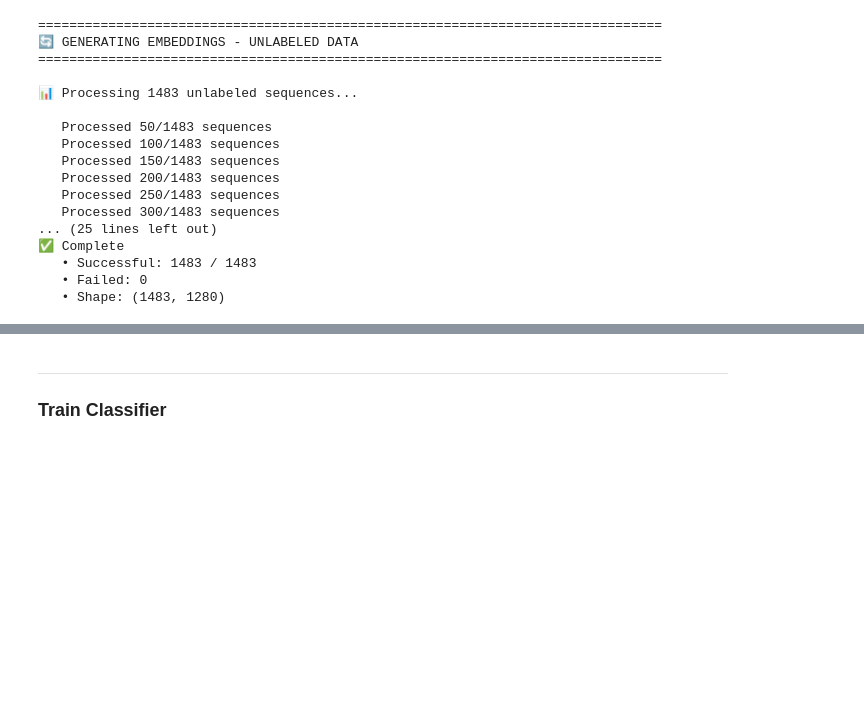
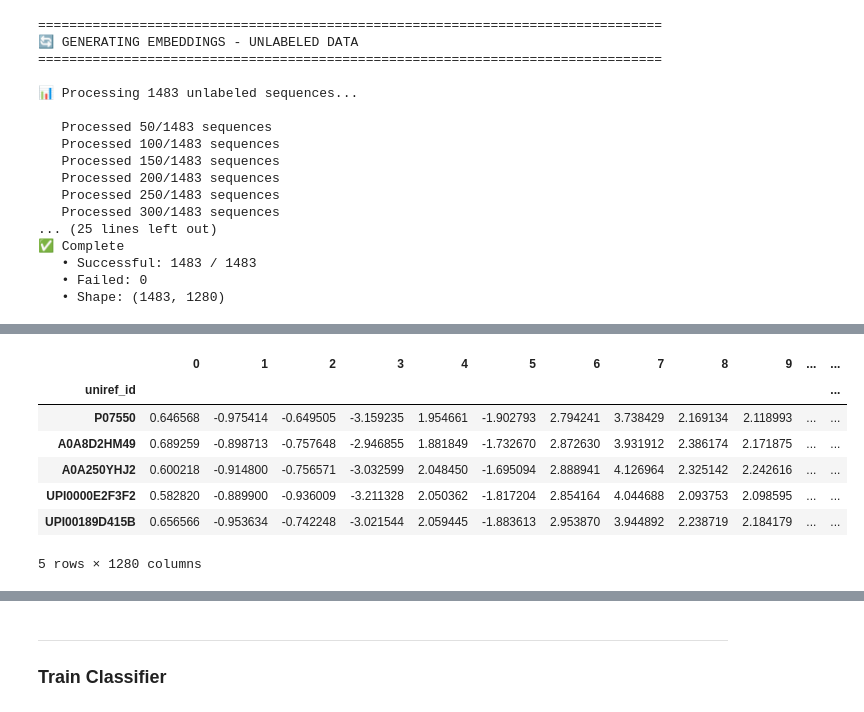
Before and after one commit to ahmedtarek26/GPCR-Protein-Clustering, a Jupyter notebook: notebooks/03_Embedding_and_subfamily_clustering.ipynb, the cells around one changed output, grey strips where cells are left out. Cells and saved outputs as stored; diff of their text form; code cells hidden in the pictures; blank space fills up the shorter version.

```diff
--- a/notebooks/03_Embedding_and_subfamily_clustering.ipynb
+++ b/notebooks/03_Embedding_and_subfamily_clustering.ipynb
@@ -359,0 +370,31 @@ print(f"   • Shape: {embeddings_unlabeled_array.shape}")
+# %%
+n_total = len(df_full)
+print(f"\n Processing {n_total} sequences...\n")
+
+embeddings_full = []
+valid_indices = []
+failed = 0
+
+for i, (idx, row) in enumerate(df_full.iterrows()):
+    try:
+        sequence = row['sequence']
+        embedding = get_embedding_multilayer(sequence, model, batch_converter, device)
+
+        embeddings_full.append(embedding)
+        valid_indices.append(idx)
+
+        if (i + 1) % 50 == 0 or (i + 1) == n_total:
+            print(f"   Processed {i + 1}/{n_total} sequences")
+
+    except Exception as e:
+        failed += 1
+        if failed <= 3:
+            print(f"\n   Failed: {row.get('id', idx)} - {str(e)[:30]}")
+
+embeddings_full_array = np.array(embeddings_full)
+df_full_valid = df_full.loc[valid_indices].reset_index(drop=True)
+
+print(f"\n Complete")
+print(f"   • Successful: {len(embeddings_full_array)} / {n_total}")
+print(f"   • Failed: {failed}")
+print(f"   • Shape: {embeddings_full_array.shape}")
@@ -359,0 +419,13 @@ print(f"   • Shape: {embeddings_unlabeled_array.shape}")
+# %%
+embeddings_mean_pooling = pd.DataFrame(embeddings_full_array,index=df_full_valid['uniref_id'])
+embeddings_mean_pooling.to_csv('../data/processed/embedding_sequences_mean_pooling.csv')
+embeddings_mean_pooling.head()
+# %% [output]
+|  | 0 | 1 | 2 | 3 | 4 | 5 | 6 | 7 | 8 | 9 | ... | ... |
+| uniref_id |  |  |  |  |  |  |  |  |  |  |  | ... |
+| P07550 | 0.646568 | -0.975414 | -0.649505 | -3.159235 | 1.954661 | -1.902793 | 2.794241 | 3.738429 | 2.169134 | 2.118993 | ... | ... |
+| A0A8D2HM49 | 0.689259 | -0.898713 | -0.757648 | -2.946855 | 1.881849 | -1.732670 | 2.872630 | 3.931912 | 2.386174 | 2.171875 | ... | ... |
+| A0A250YHJ2 | 0.600218 | -0.914800 | -0.756571 | -3.032599 | 2.048450 | -1.695094 | 2.888941 | 4.126964 | 2.325142 | 2.242616 | ... | ... |
+| UPI0000E2F3F2 | 0.582820 | -0.889900 | -0.936009 | -3.211328 | 2.050362 | -1.817204 | 2.854164 | 4.044688 | 2.093753 | 2.098595 | ... | ... |
+| UPI00189D415B | 0.656566 | -0.953634 | -0.742248 | -3.021544 | 2.059445 | -1.883613 | 2.953870 | 3.944892 | 2.238719 | 2.184179 | ... | ... |
+5 rows × 1280 columns
```
Also changed, not shown: parts of 10 cells of this notebook, 1 other file.
